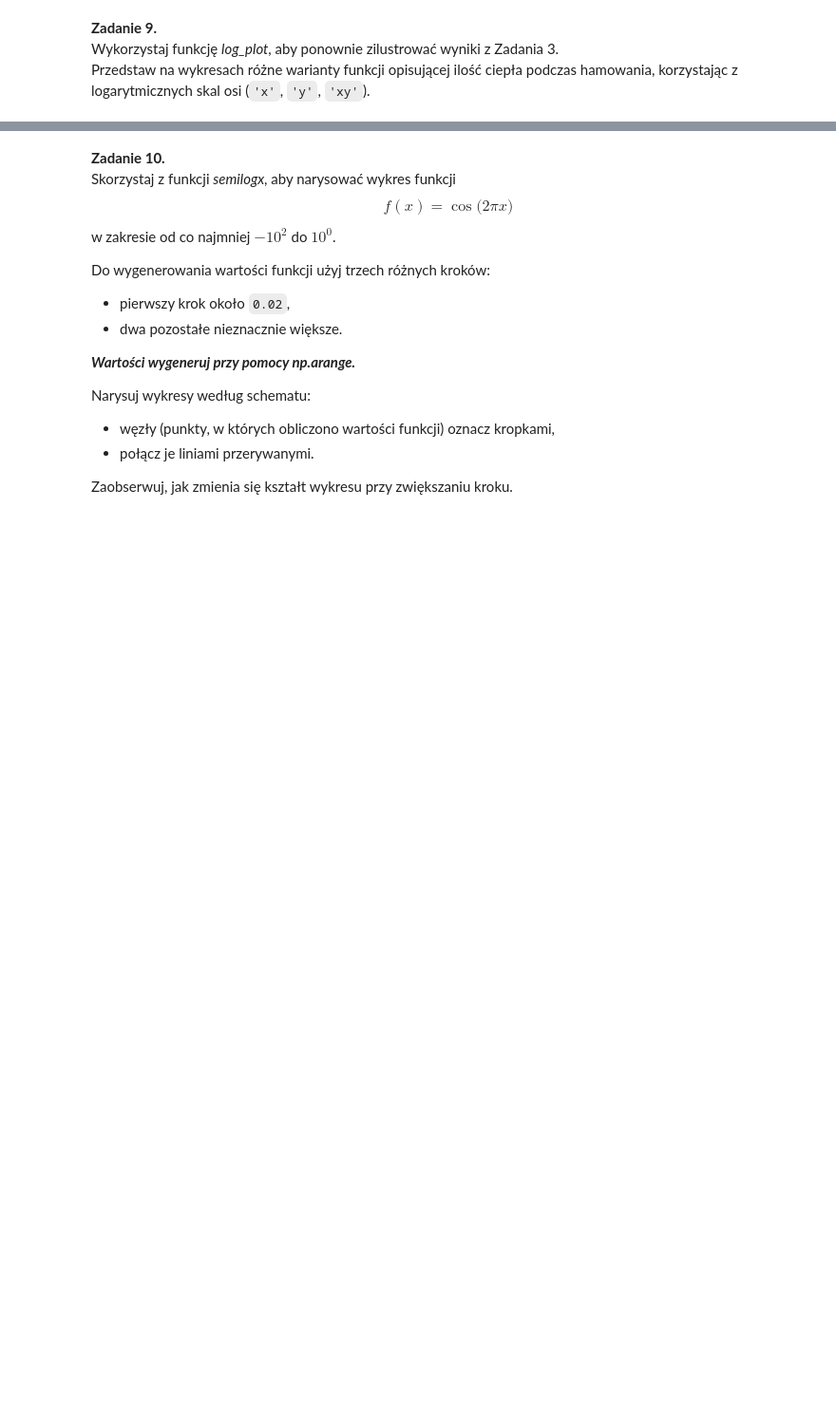
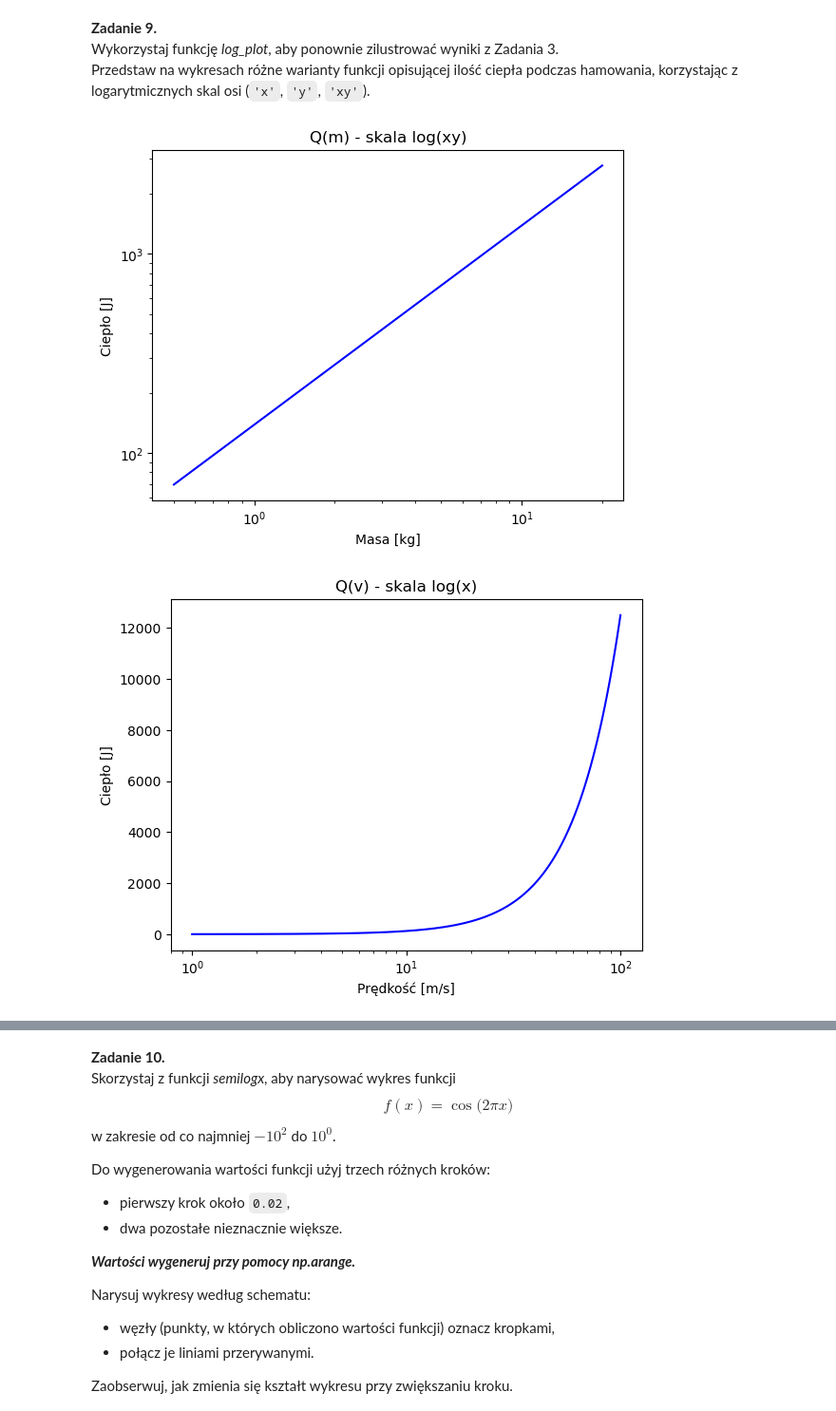
Before and after one commit to maciejonpg/MN-lab2, a Jupyter notebook: sprawozdanie.ipynb, the cells around one changed output, grey strips where cells are left out. Shown at 95% size. Cells and saved outputs as stored; diff of their text form; code cells hidden in the pictures; blank space fills up the shorter version.

```diff
--- a/sprawozdanie.ipynb
+++ b/sprawozdanie.ipynb
@@ -182,3 +358,25 @@ Dodatkowo użytkownik ma mieć możliwość ustawienia parametrów:
 **Zadanie 9.**
 Wykorzystaj funkcję *log_plot*, aby ponownie zilustrować wyniki z Zadania 3.
 Przedstaw na wykresach różne warianty funkcji opisującej ilość ciepła podczas hamowania, korzystając z logarytmicznych skal osi (`'x'`, `'y'`, `'xy'`).
+# %%
+v = np.linspace(1, 100, 100)
+Q_v = cieplo(m1, v)
+
+log_plot(v, Q_v, xlabel='Prędkość [m/s]', ylabel='Ciepło [J]',
+         title='Q(v) - skala log(x)', log_axis='x')
+
+log_plot(v, Q_v, xlabel='Prędkość [m/s]', ylabel='Ciepło [J]',
+         title='Q(v) - skala log(y)', log_axis='y')
+
+log_plot(v, Q_v, xlabel='Prędkość [m/s]', ylabel='Ciepło [J]',
+         title='Q(v) - skala log(xy)', log_axis='xy')
+
+
+m = np.linspace(0.5, 20, 100)
+Q_m = cieplo(m, v1)
+
+log_plot(m, Q_m, xlabel='Masa [kg]', ylabel='Ciepło [J]',
+         title='Q(m) - skala log(xy)', log_axis='xy')
+# %% [output]
+[figure, added]
+[figure, added]
```
Also changed, not shown: parts of 7 cells of this notebook.
